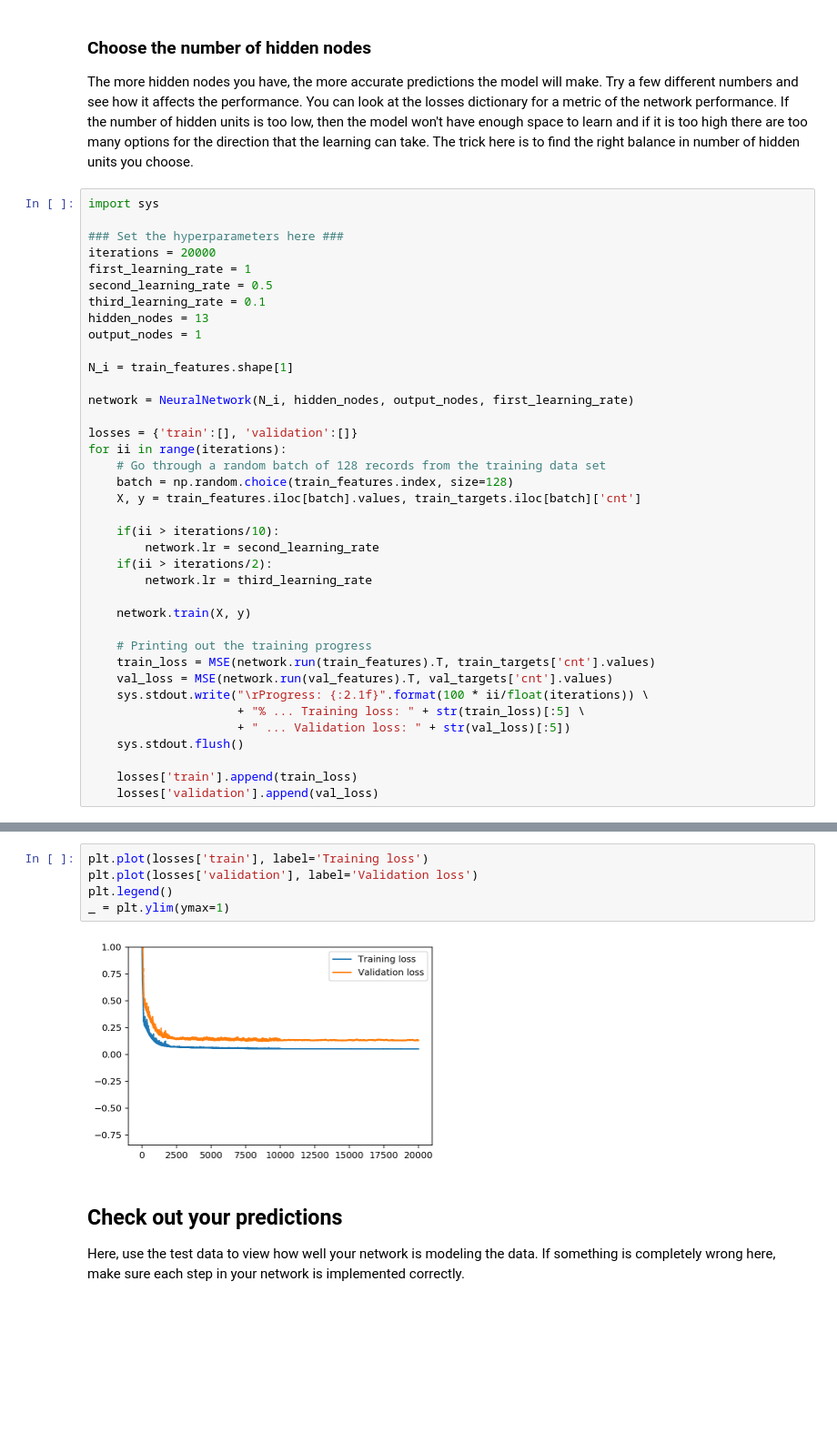
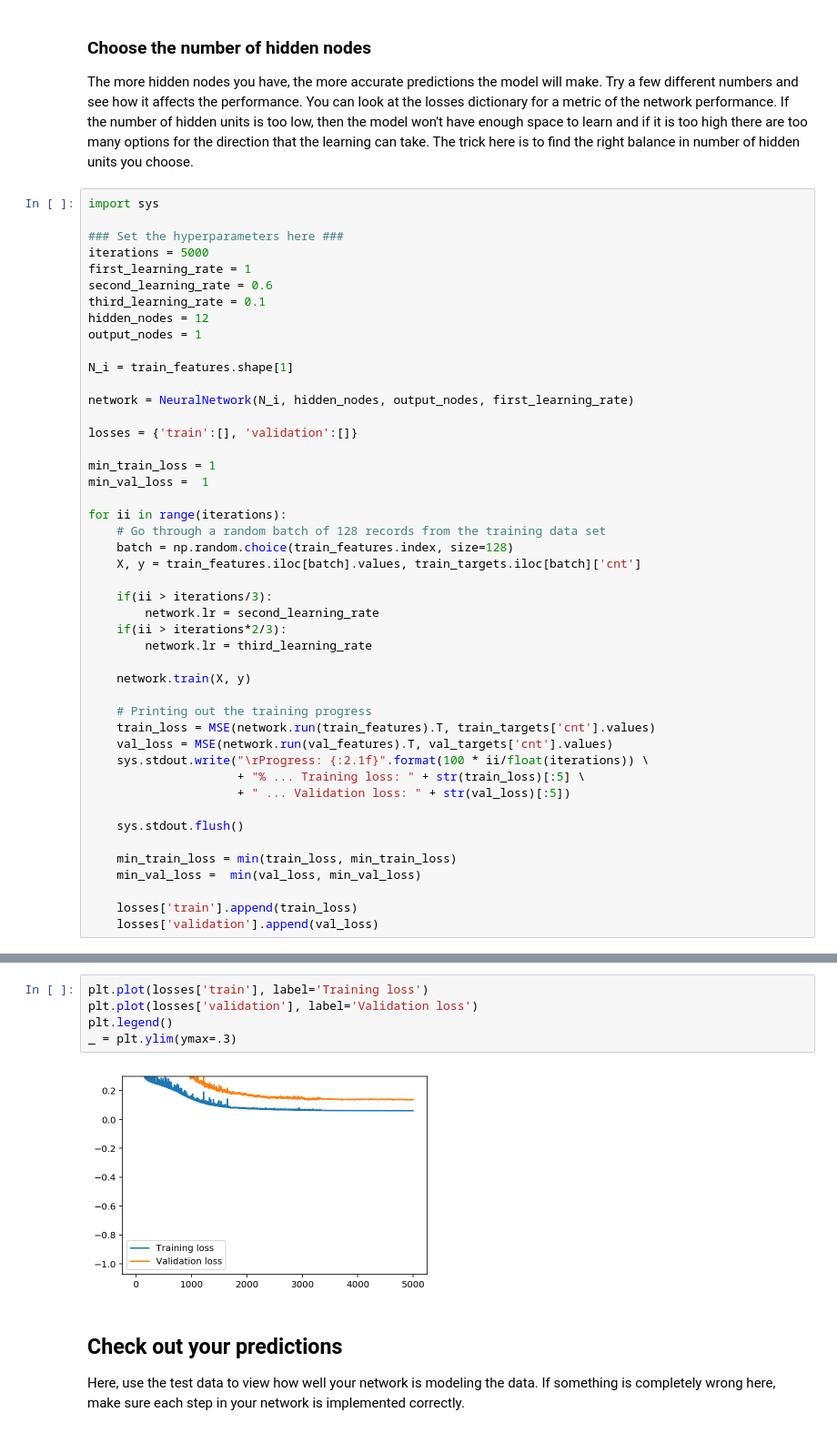
Before and after one commit to tanduong/deep-learning, a Jupyter notebook: first-neural-network/Your_first_neural_network.ipynb, the cells around one changed output, grey strips where cells are left out. Shown at 91% size. Drawn from its saved outputs; the diff is of its cells as text; blank space fills up the shorter version.

```diff
--- a/first-neural-network/Your_first_neural_network.ipynb
+++ b/first-neural-network/Your_first_neural_network.ipynb
@@ -303,11 +303,11 @@ The more hidden nodes you have, the more accurate predictions the model will mak
 import sys
 
 ### Set the hyperparameters here ###
-iterations = 20000
+iterations = 5000
 first_learning_rate = 1
-second_learning_rate = 0.5
+second_learning_rate = 0.6
 third_learning_rate = 0.1
-hidden_nodes = 13
+hidden_nodes = 12
 output_nodes = 1
 
 N_i = train_features.shape[1]
@@ -315,14 +315,18 @@ N_i = train_features.shape[1]
 network = NeuralNetwork(N_i, hidden_nodes, output_nodes, first_learning_rate)
 
 losses = {'train':[], 'validation':[]}
+
+min_train_loss = 1
+min_val_loss =  1
+
 for ii in range(iterations):
     # Go through a random batch of 128 records from the training data set
     batch = np.random.choice(train_features.index, size=128)
     X, y = train_features.iloc[batch].values, train_targets.iloc[batch]['cnt']
 
-    if(ii > iterations/10):
+    if(ii > iterations/3):
         network.lr = second_learning_rate
-    if(ii > iterations/2):
+    if(ii > iterations*2/3):
         network.lr = third_learning_rate
 
     network.train(X, y)
@@ -333,7 +337,11 @@ for ii in range(iterations):
     sys.stdout.write("\rProgress: {:2.1f}".format(100 * ii/float(iterations)) \
                      + "% ... Training loss: " + str(train_loss)[:5] \
                      + " ... Validation loss: " + str(val_loss)[:5])
+
     sys.stdout.flush()
+
+    min_train_loss = min(train_loss, min_train_loss)
+    min_val_loss =  min(val_loss, min_val_loss)
 
     losses['train'].append(train_loss)
     losses['validation'].append(val_loss)
@@ -342,10 +354,10 @@ Progress: 100.0% ... Training loss: 0.050 ... Validation loss: 0.129
 # %%
 plt.plot(losses['train'], label='Training loss')
 plt.plot(losses['validation'], label='Validation loss')
 plt.legend()
-_ = plt.ylim(ymax=1)
+_ = plt.ylim(ymax=.3)
 # %% [output]
-[figure, old version]
+[figure, new version]
 # %% [markdown]
 ## Check out your predictions
 
```
Also changed, not shown: parts of 4 cells of this notebook, 1 other file.
